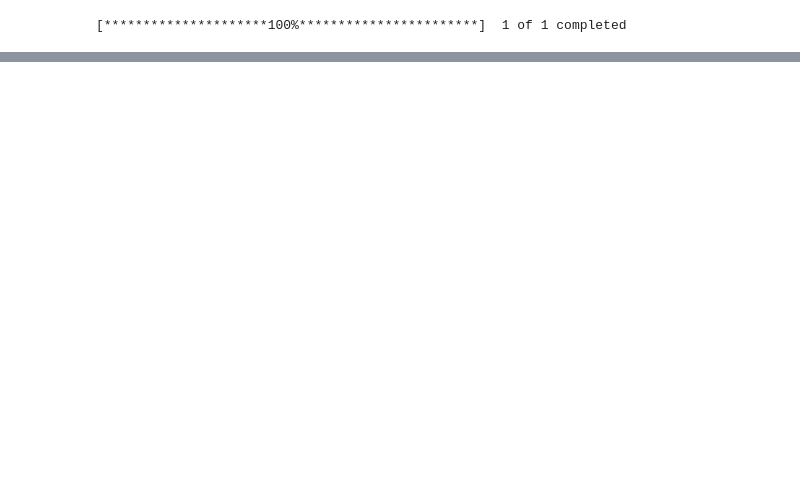
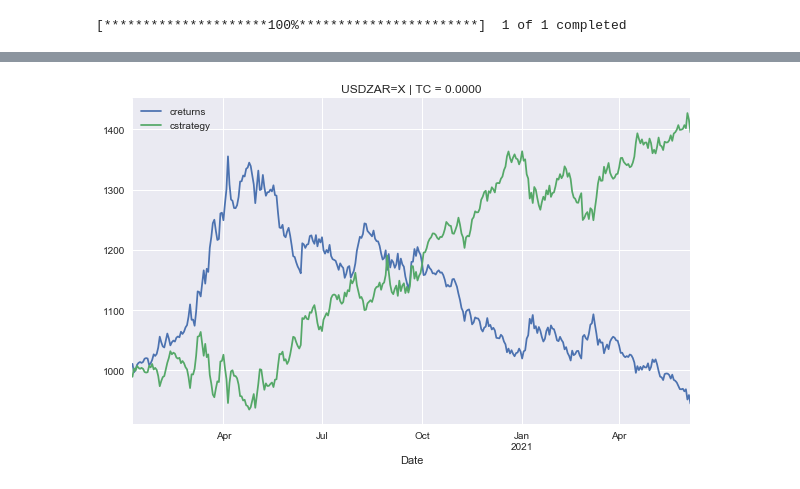
Before and after one commit to KeatonSaunders/Python, a Jupyter notebook: Finance projects/Algorithmic Trading.ipynb, the cells around one changed output, grey strips where cells are left out. Drawn from its saved outputs; the diff is of its cells as text; code cells hidden in the pictures; blank space fills up the shorter version.

```diff
--- a/Finance projects/Algorithmic Trading.ipynb
+++ b/Finance projects/Algorithmic Trading.ipynb
@@ -285,0 +301,4 @@ scibt.plot_results()
+# %%
+scibt.plot_results()
+# %% [output]
+[figure, added]
```
Also changed, not shown: parts of 12 cells of this notebook, 33 other files.
